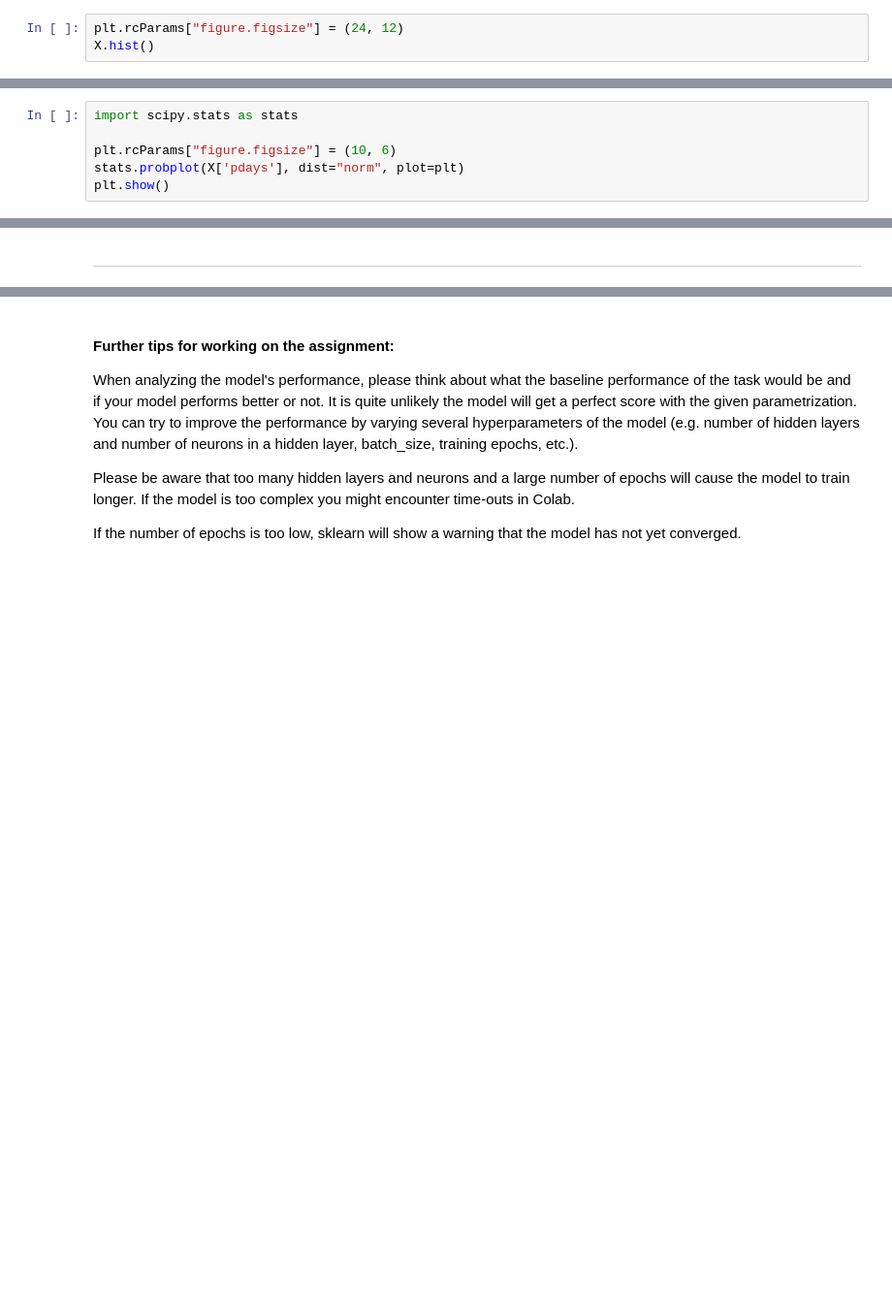
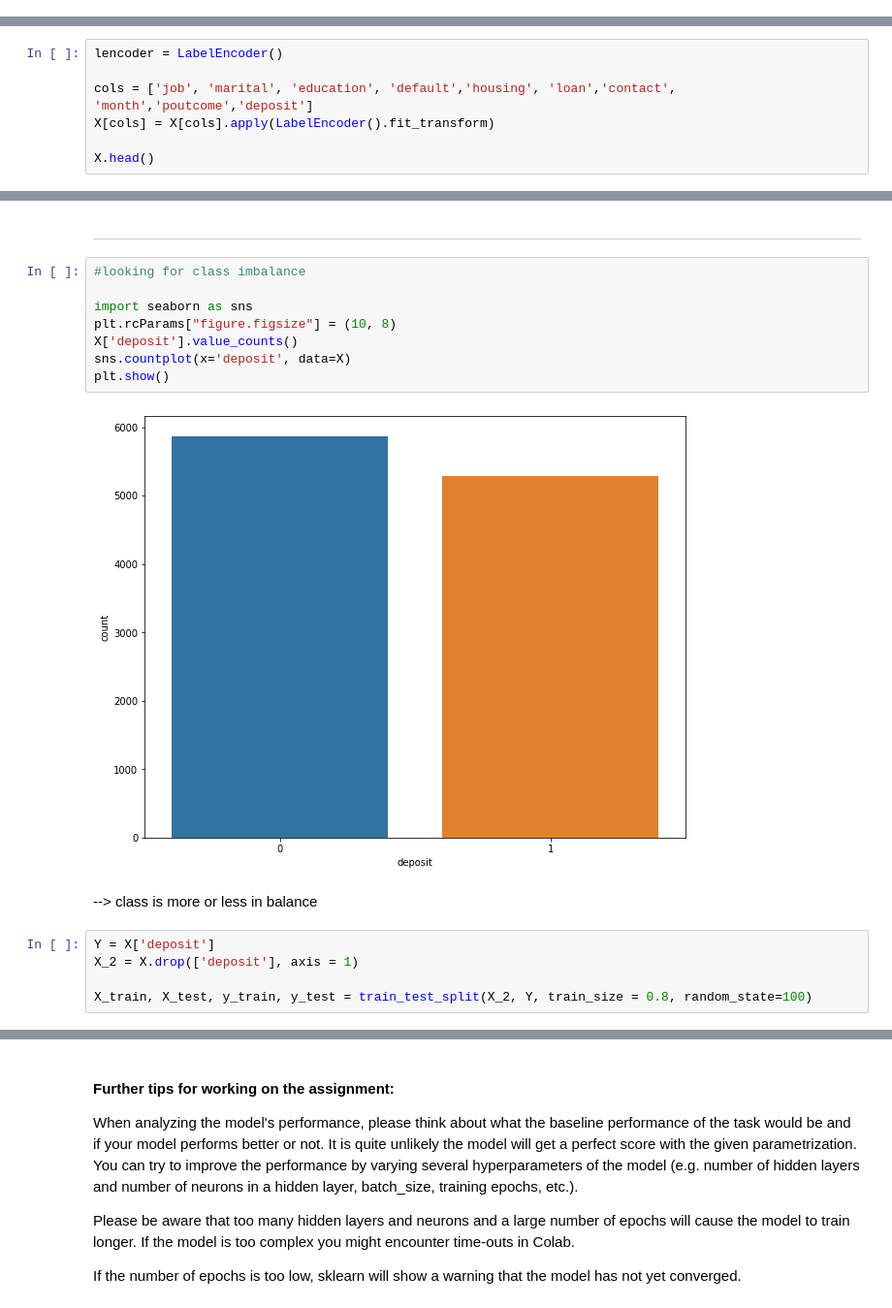
Before and after one commit to tomheyden/ATIT2-22, a Jupyter notebook: assignments/Assignment3_ATIT22.ipynb, the cells around one changed output, grey strips where cells are left out. Shown at 97% size. Cells and saved outputs as stored; diff of their text form; blank space fills up the shorter version.

```diff
--- a/assignments/Assignment3_ATIT22.ipynb
+++ b/assignments/Assignment3_ATIT22.ipynb
@@ -141,3 +140,0 @@ X.head()
-# %%
-plt.rcParams["figure.figsize"] = (24, 12)
-X.hist()
@@ -274,6 +255,0 @@ AxesSubplot(0.125,0.125;0.775x0.755)
-# %%
-import scipy.stats as stats
-
-plt.rcParams["figure.figsize"] = (10, 6)
-stats.probplot(X['pdays'], dist="norm", plot=plt)
-plt.show()
@@ -304,0 +271,7 @@ dtype: int64
+# %%
+lencoder = LabelEncoder()
+
+cols = ['job', 'marital', 'education', 'default','housing', 'loan','contact', 'month','poutcome','deposit']
+X[cols] = X[cols].apply(LabelEncoder().fit_transform)
+
+X.head()
@@ -305,2 +285,19 @@ dtype: int64
 # %% [markdown]
 ---
+# %%
+#looking for class imbalance
+
+import seaborn as sns
+plt.rcParams["figure.figsize"] = (10, 8)
+X['deposit'].value_counts()
+sns.countplot(x='deposit', data=X)
+plt.show()
+# %% [output]
+[figure, added]
+# %% [markdown]
+--> class is more or less in balance
+# %%
+Y = X['deposit']
+X_2 = X.drop(['deposit'], axis = 1)
+
+X_train, X_test, y_train, y_test = train_test_split(X_2, Y, train_size = 0.8, random_state=100)
```
Also changed, not shown: parts of 20 cells of this notebook.
